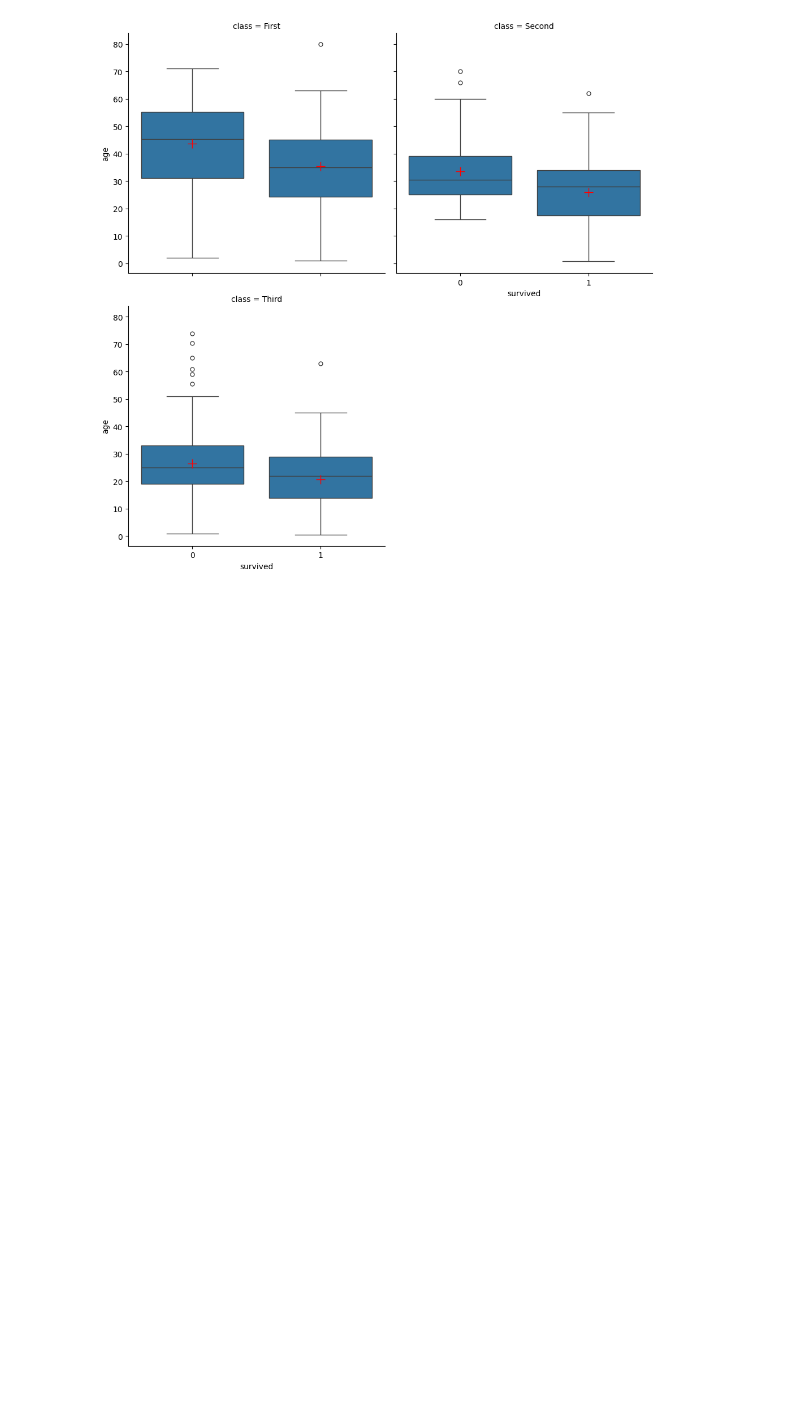
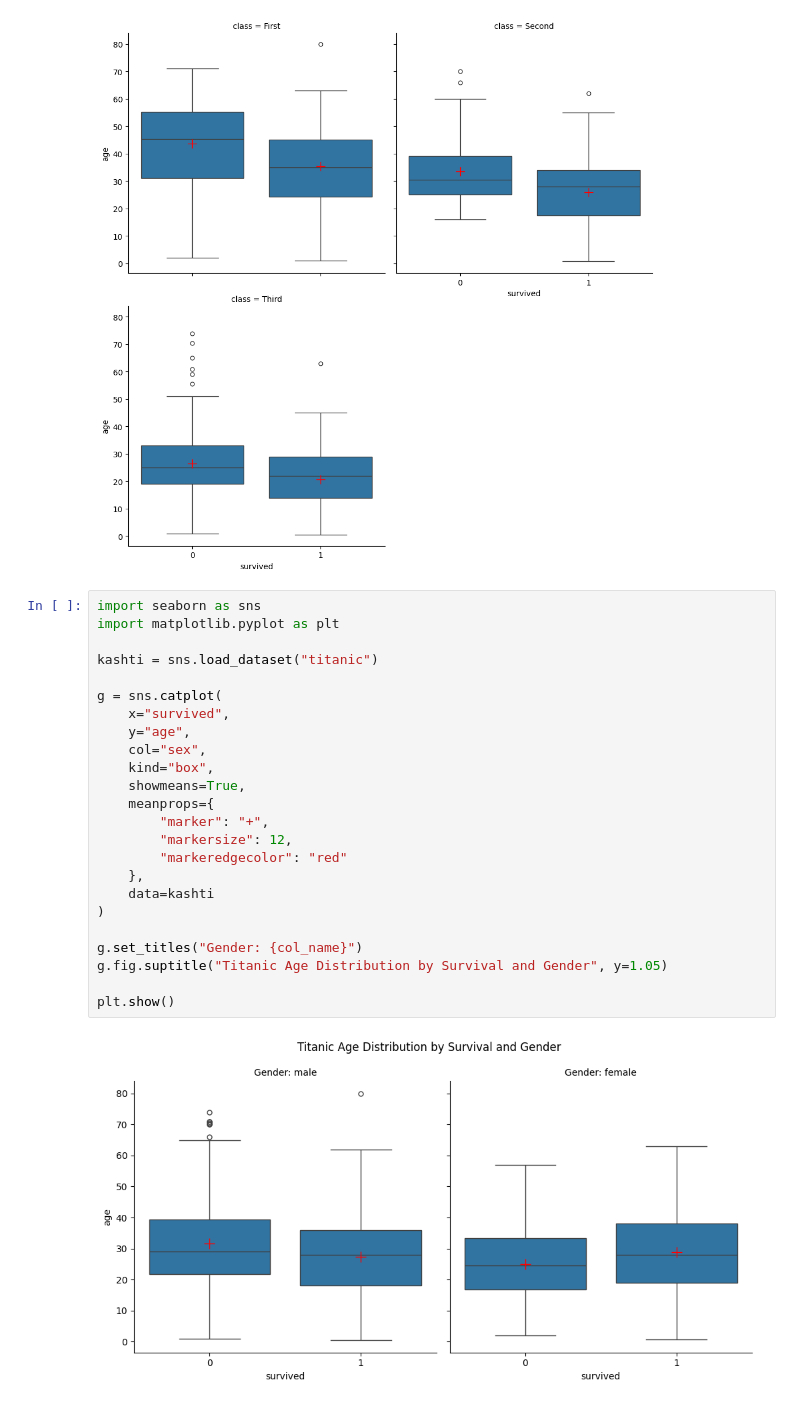
Before and after one commit to ahmadzulfiqar001/python-100-days-beginner-to-advance-, a Jupyter notebook: Day_11_of_python.ipynb, the cells around one changed output. Drawn from its saved outputs; the diff is of its cells as text; blank space fills up the shorter version.

```diff
--- a/Day_11_of_python.ipynb
+++ b/Day_11_of_python.ipynb
@@ -142,3 +142,29 @@ sns.catplot(
 # %% [output]
 <seaborn.axisgrid.FacetGrid at 0x...>
 [figure]
+# %%
+import seaborn as sns
+import matplotlib.pyplot as plt
+
+kashti = sns.load_dataset("titanic")
+
+g = sns.catplot(
+    x="survived",
+    y="age",
+    col="sex",
+    kind="box",
+    showmeans=True,
+    meanprops={
+        "marker": "+",
+        "markersize": 12,
+        "markeredgecolor": "red"
+    },
+    data=kashti
+)
+
+g.set_titles("Gender: {col_name}")
+g.fig.suptitle("Titanic Age Distribution by Survival and Gender", y=1.05)
+
+plt.show()
+# %% [output]
+[figure, added]
```
Also changed, not shown: parts of 1 cell of this notebook.
